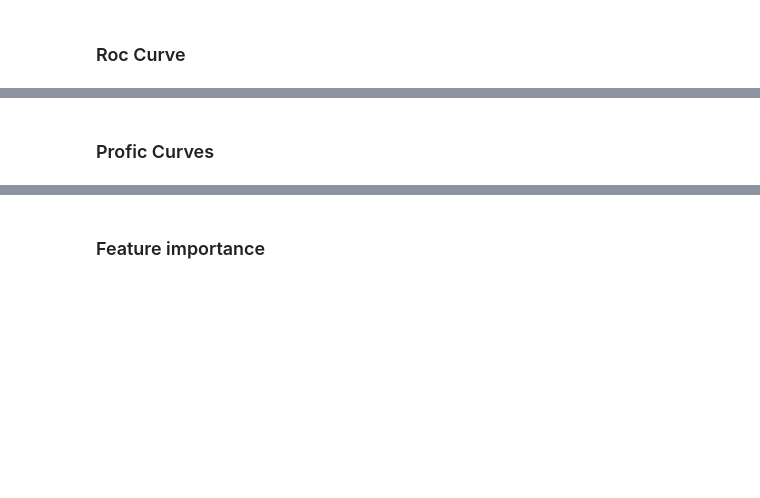
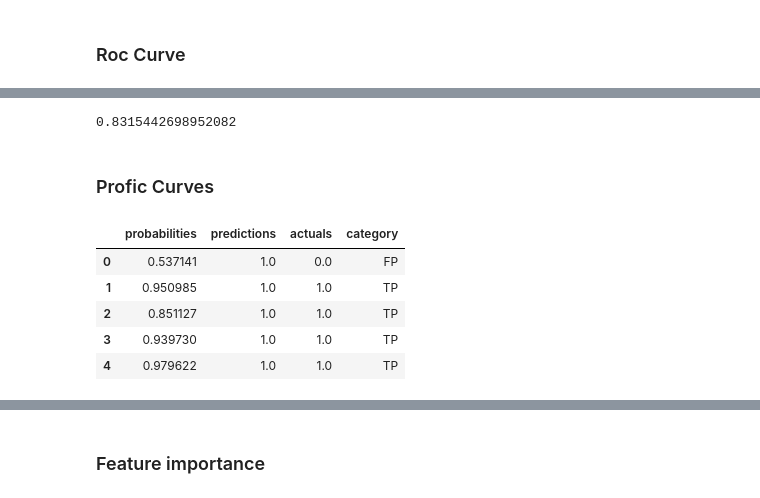
Before and after one commit to GiuliettaR/customer_retention_model, a Jupyter notebook: customer_churn-Copy1.ipynb, the cells around one changed output, grey strips where cells are left out. Saved outputs shown, nothing was run; the diff lists cells and outputs as text; code cells hidden in the pictures; blank space fills up the shorter version.

```diff
--- a/customer_churn-Copy1.ipynb
+++ b/customer_churn-Copy1.ipynb
@@ -386,0 +390,9 @@ log_loss(y_test, log_reg.predict_proba(X_test)[:, 1])
+# %%
+test_probas = log_reg.predict_proba(X_test)[:, 1]
+# %%
+threshold = 0.5
+model_results = pd.DataFrame(np.column_stack((test_probas,
+                                              test_probas >= threshold,
+                                              y_test)))
+model_results.columns = ['probabilities','predictions','actuals']
+model_results.head()
@@ -408,2 +427,21 @@ plt.legend()
+# %%
+roc_auc_score(model_results.actuals.values, model_results.probabilities.values)
+# %% [output]
+0.8315442698952082
 # %% [markdown]
 ### Profic Curves
+# %%
+model_results['category'] = 'Other'
+# %%
+model_results.loc[(model_results.predictions == True) & (model_results.actuals == True),'category'] = 'TP'
+model_results.loc[(model_results.predictions == True) & (model_results.actuals == False),'category'] = 'FP'
+model_results.loc[(model_results.predictions == False) & (model_results.actuals == False),'category'] = 'TN'
+model_results.loc[(model_results.predictions == False) & (model_results.actuals == True),'category'] = 'FN'
+model_results.head()
+# %% [output]
+|  | probabilities | predictions | actuals | category |
+| 0 | 0.537141 | 1.0 | 0.0 | FP |
+| 1 | 0.950985 | 1.0 | 1.0 | TP |
+| 2 | 0.851127 | 1.0 | 1.0 | TP |
+| 3 | 0.939730 | 1.0 | 1.0 | TP |
+| 4 | 0.979622 | 1.0 | 1.0 | TP |
```
Also changed, not shown: parts of 12 cells of this notebook.
